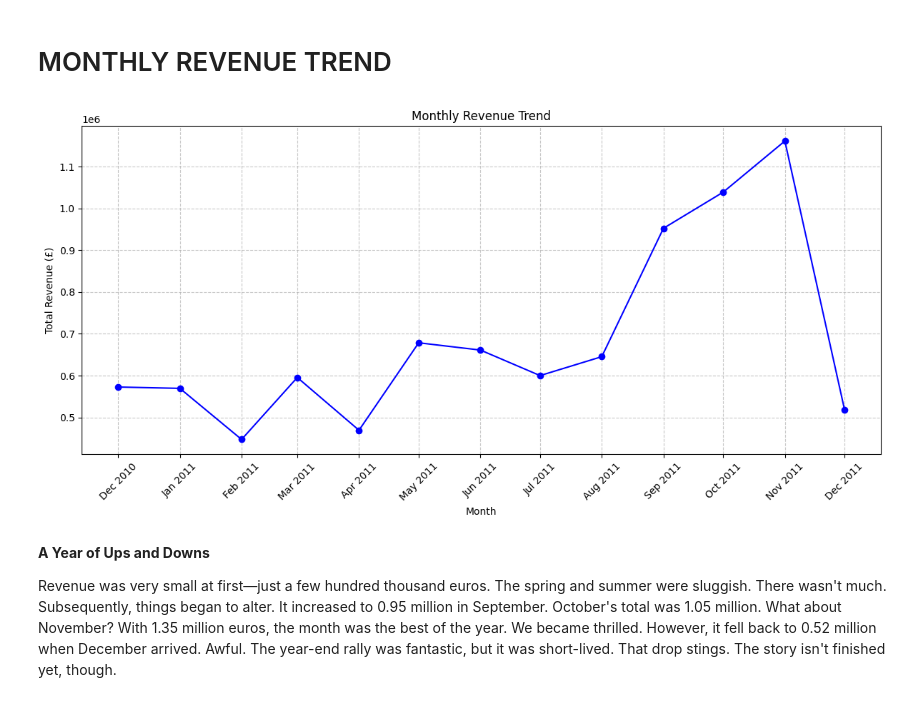
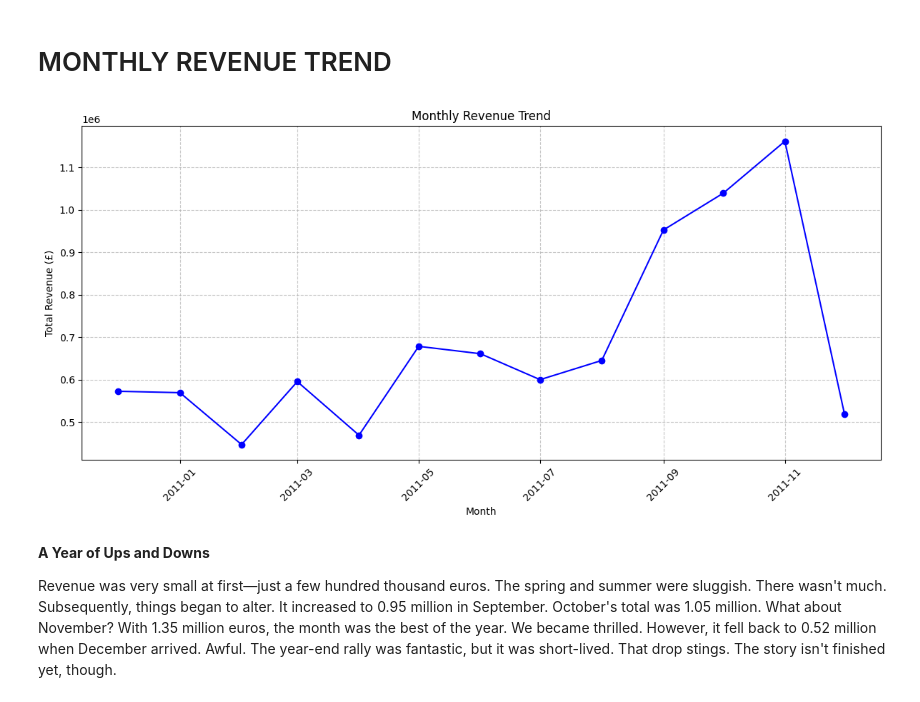
Before and after one commit to Isha8602/Online-Retail-Customer-Behavior-Analytics-A-Power-BI-Dashboard-Project, a Jupyter notebook: Online_Retails_analysis.ipynb, the cells around one changed output. Saved outputs shown, nothing was run; the diff lists cells and outputs as text; code cells hidden in the pictures.

```diff
--- a/Online_Retails_analysis.ipynb
+++ b/Online_Retails_analysis.ipynb
@@ -215,6 +212,6 @@ We found two groups that matter. The first is our Champions. These are the custo
 df_clean['FirstPurchase'] = df_clean.groupby('CustomerID')['InvoiceDateTime'].transform('min')
 # %%
-# 2. Calculate months since first purchase directly (no extra timestamp columns)
-df_clean['CohortIndex'] = ((df_clean['InvoiceDateTime'].dt.year - df_clean['FirstPurchase'].dt.year) * 12 +
+# Calculating months Since first purchase directly
+df_clean['Corr'] = ((df_clean['InvoiceDateTime'].dt.year - df_clean['FirstPurchase'].dt.year) * 12 +
                            (df_clean['InvoiceDateTime'].dt.month - df_clean['FirstPurchase'].dt.month))
 # %%
@@ -246,22 +241,16 @@ monthly_revenue = df_clean.groupby('YearMonth')['TotalPrice'].sum().reset_index(
 monthly_revenue['YearMonth'] = monthly_revenue['YearMonth'].dt.start_time
 # %%
 plt.figure(figsize=(12,6))
-plt.plot(monthly_revenue['YearMonth'], monthly_revenue['TotalPrice'],
-         marker='o', linestyle='-', color='b')
-# Format x-axis: abbreviated month and year
-ax = plt.gca()  # get current axis
-ax.xaxis.set_major_formatter(mdates.DateFormatter('%b %Y'))
-ax.xaxis.set_major_locator(mdates.MonthLocator())  # show every month
-
+plt.plot(monthly_revenue['YearMonth'], monthly_revenue['TotalPrice'], marker='o', linestyle='-', color='b')
 plt.title('Monthly Revenue Trend')
 plt.xlabel('Month')
 plt.ylabel('Total Revenue (£)')
 plt.xticks(rotation=45)
 plt.grid(True, linestyle='--', alpha=0.7)
 plt.tight_layout()
 plt.show()
 # %% [output]
-[figure, old version]
+[figure, new version]
 # %% [markdown]
 **A Year of Ups and Downs**
 
```
Also changed, not shown: parts of 16 cells of this notebook.
